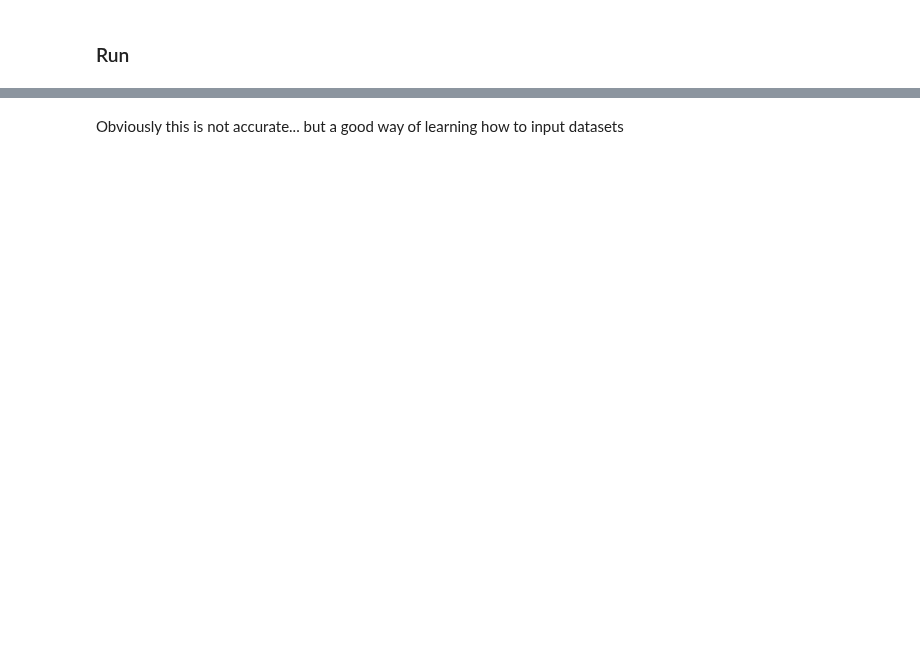
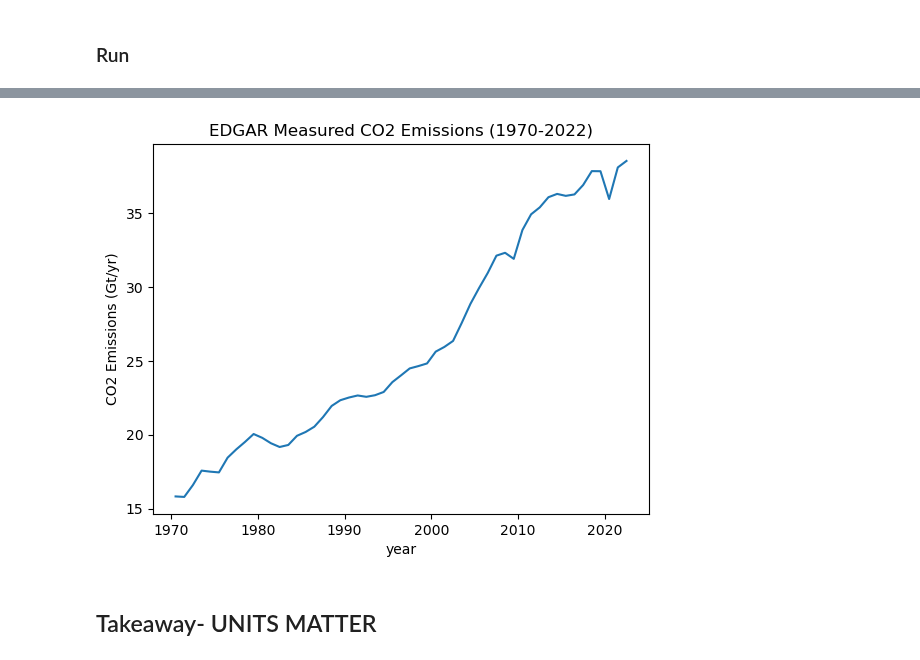
Before and after one commit to ericasimon16/woodwell_internship, a Jupyter notebook: input_data.ipynb, the cells around one changed output, grey strips where cells are left out. Drawn from its saved outputs; the diff is of its cells as text; code cells hidden in the pictures; blank space fills up the shorter version.

Commit message:
fixed units

```diff
--- a/input_data.ipynb
+++ b/input_data.ipynb
@@ -191,2 +178,10 @@ Text(0, 0.5, 'Temperature anomaly (K)')
+# %%
+plt.plot(f.timepoints, f.emissions.sel(specie='CO2').squeeze())
+plt.xlabel('year')
+plt.ylabel('CO2 Emissions (Gt/yr)')
+plt.title('EDGAR Measured CO2 Emissions (1970-2022)')
+plt.show()
+# %% [output]
+[figure, added]
 # %% [markdown]
-Obviously this is not accurate... but a good way of learning how to input datasets
+## Takeaway- UNITS MATTER
```
Also changed, not shown: parts of 13 cells of this notebook.
